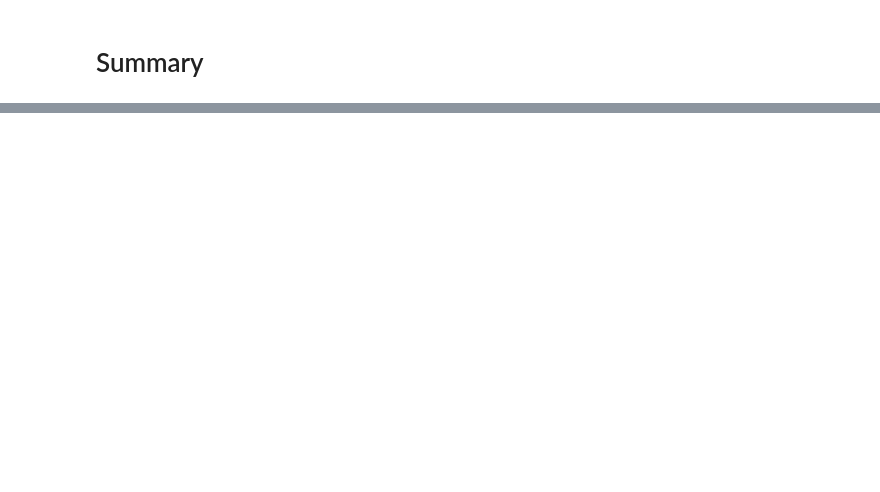
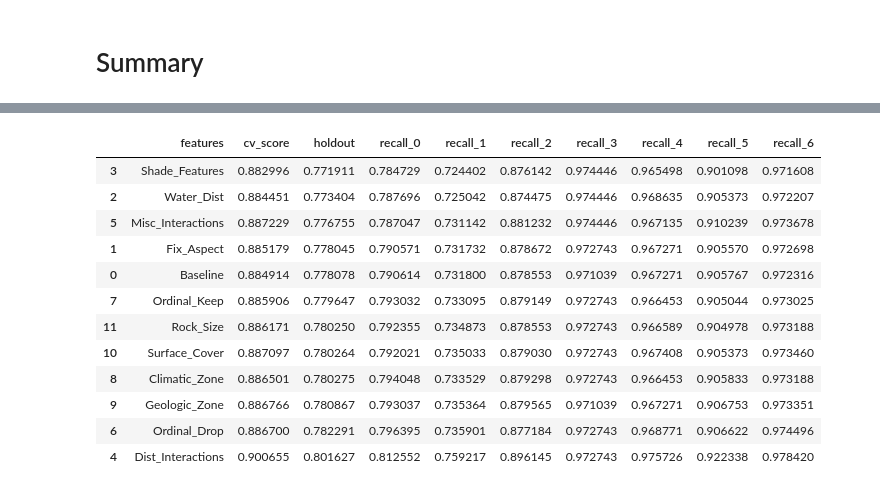
Before and after one commit to rsizem2/forest-cover-type-prediction, a Jupyter notebook: notebooks/Notebook 3 - Feature Engineering.ipynb, the cells around one changed output, grey strips where cells are left out. Cells and saved outputs as stored; diff of their text form; code cells hidden in the pictures; blank space fills up the shorter version.

```diff
--- a/notebooks/Notebook 3 - Feature Engineering.ipynb
+++ b/notebooks/Notebook 3 - Feature Engineering.ipynb
@@ -890,0 +1536,7 @@ Training Time: 2.13s
+# %%
+test_score, oof_preds, holdout = train_original(extratrees, surface_cover_original)
+
+extratrees_scores.append((
+    'Surface_Cover', test_score, holdout,
+     *recall_score(original['Cover_Type'].iloc[15119:], oof_preds, average = None)
+))
@@ -953,0 +1664,7 @@ Training Time: 2.01s
+# %%
+test_score, oof_preds, holdout = train_original(extratrees, rock_size_original)
+
+extratrees_scores.append((
+    'Rock_Size', test_score, holdout,
+     *recall_score(original['Cover_Type'].iloc[15119:], oof_preds, average = None)
+))
@@ -1032,0 +1800,20 @@ pd.DataFrame.from_records(
+# %%
+# Extra Trees Classifier
+pd.DataFrame.from_records(
+    data = extratrees_scores,
+    columns = ['features','cv_score','holdout','recall_0', 'recall_1','recall_2','recall_3','recall_4','recall_5','recall_6']
+).sort_values('holdout')
+# %% [output]
+|  | features | cv_score | holdout | recall_0 | recall_1 | recall_2 | recall_3 | recall_4 | recall_5 | recall_6 |
+| 3 | Shade_Features | 0.882996 | 0.771911 | 0.784729 | 0.724402 | 0.876142 | 0.974446 | 0.965498 | 0.901098 | 0.971608 |
+| 2 | Water_Dist | 0.884451 | 0.773404 | 0.787696 | 0.725042 | 0.874475 | 0.974446 | 0.968635 | 0.905373 | 0.972207 |
+| 5 | Misc_Interactions | 0.887229 | 0.776755 | 0.787047 | 0.731142 | 0.881232 | 0.974446 | 0.967135 | 0.910239 | 0.973678 |
+| 1 | Fix_Aspect | 0.885179 | 0.778045 | 0.790571 | 0.731732 | 0.878672 | 0.972743 | 0.967271 | 0.905570 | 0.972698 |
+| 0 | Baseline | 0.884914 | 0.778078 | 0.790614 | 0.731800 | 0.878553 | 0.971039 | 0.967271 | 0.905767 | 0.972316 |
+| 7 | Ordinal_Keep | 0.885906 | 0.779647 | 0.793032 | 0.733095 | 0.879149 | 0.972743 | 0.966453 | 0.905044 | 0.973025 |
+| 11 | Rock_Size | 0.886171 | 0.780250 | 0.792355 | 0.734873 | 0.878553 | 0.972743 | 0.966589 | 0.904978 | 0.973188 |
+| 10 | Surface_Cover | 0.887097 | 0.780264 | 0.792021 | 0.735033 | 0.879030 | 0.972743 | 0.967408 | 0.905373 | 0.973460 |
+| 8 | Climatic_Zone | 0.886501 | 0.780275 | 0.794048 | 0.733529 | 0.879298 | 0.972743 | 0.966453 | 0.905833 | 0.973188 |
+| 9 | Geologic_Zone | 0.886766 | 0.780867 | 0.793037 | 0.735364 | 0.879565 | 0.971039 | 0.967271 | 0.906753 | 0.973351 |
+| 6 | Ordinal_Drop | 0.886700 | 0.782291 | 0.796395 | 0.735901 | 0.877184 | 0.972743 | 0.968771 | 0.906622 | 0.974496 |
+| 4 | Dist_Interactions | 0.900655 | 0.801627 | 0.812552 | 0.759217 | 0.896145 | 0.972743 | 0.975726 | 0.922338 | 0.978420 |
```
Also changed, not shown: parts of 96 cells of this notebook.
